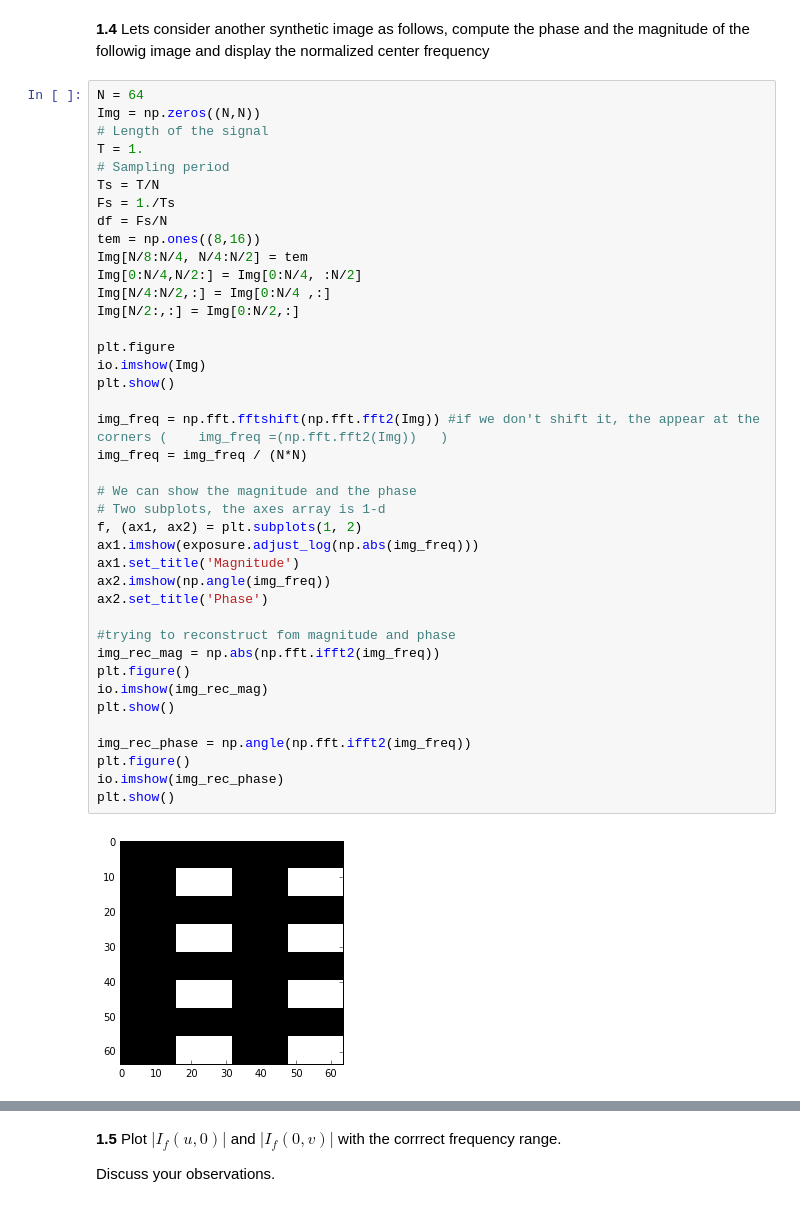
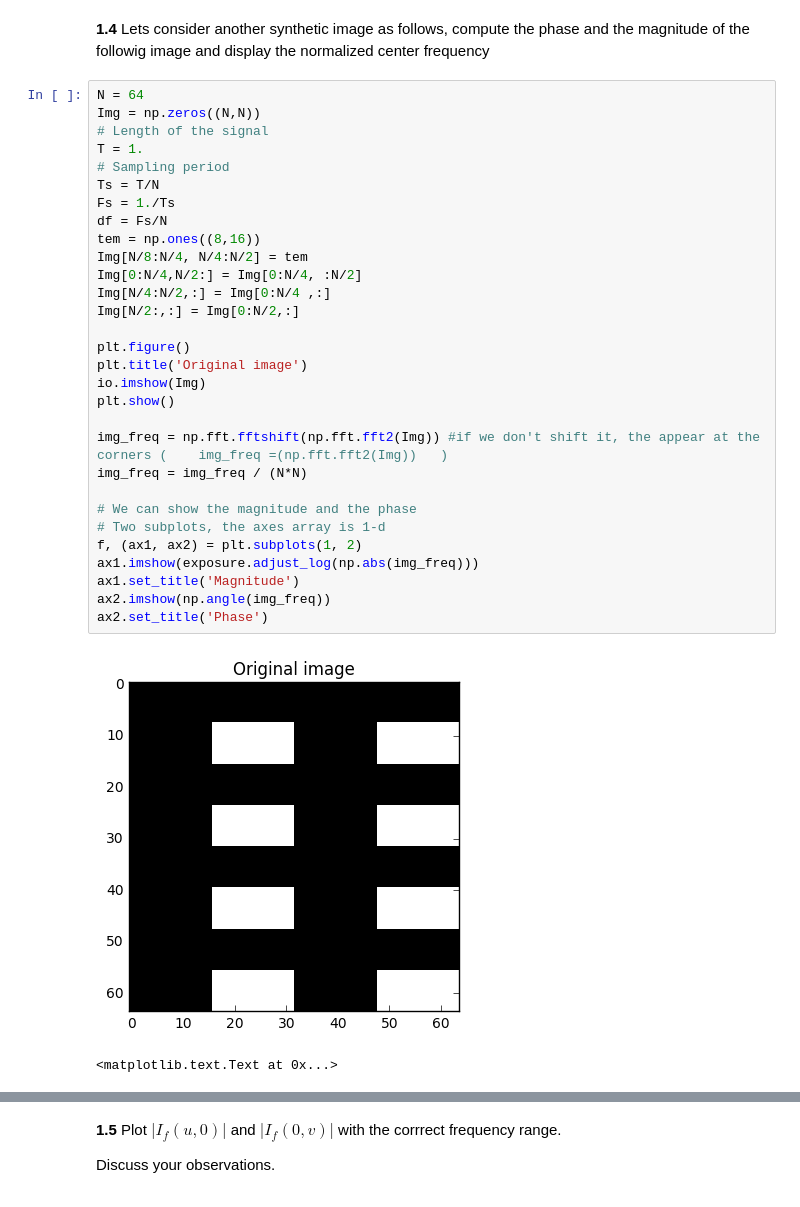
Before and after one commit to daniglezad/DSP-TP-1617, a Jupyter notebook: Lab5/python/Lab5.ipynb, the cells around one changed output, grey strips where cells are left out. Saved outputs shown, nothing was run; the diff lists cells and outputs as text.

```diff
--- a/Lab5/python/Lab5.ipynb
+++ b/Lab5/python/Lab5.ipynb
@@ -196,42 +209,33 @@ so the angle of rotation of our image is in fact the same angle in rotation in t
 # %%
 N = 64
 Img = np.zeros((N,N))
 # Length of the signal
 T = 1.
 # Sampling period
 Ts = T/N
 Fs = 1./Ts
 df = Fs/N
 tem = np.ones((8,16))
 Img[N/8:N/4, N/4:N/2] = tem
 Img[0:N/4,N/2:] = Img[0:N/4, :N/2]
 Img[N/4:N/2,:] = Img[0:N/4 ,:]
 Img[N/2:,:] = Img[0:N/2,:]
 
-plt.figure
+plt.figure()
+plt.title('Original image')
 io.imshow(Img)
 plt.show()
 
 img_freq = np.fft.fftshift(np.fft.fft2(Img)) #if we don't shift it, the appear at the corners (    img_freq =(np.fft.fft2(Img))   )
 img_freq = img_freq / (N*N)
 
 # We can show the magnitude and the phase
 # Two subplots, the axes array is 1-d
 f, (ax1, ax2) = plt.subplots(1, 2)
 ax1.imshow(exposure.adjust_log(np.abs(img_freq)))
 ax1.set_title('Magnitude')
 ax2.imshow(np.angle(img_freq))
 ax2.set_title('Phase')
-
-#trying to reconstruct fom magnitude and phase
-img_rec_mag = np.abs(np.fft.ifft2(img_freq))
-plt.figure()
-io.imshow(img_rec_mag)
-plt.show()
-
-img_rec_phase = np.angle(np.fft.ifft2(img_freq))
-plt.figure()
-io.imshow(img_rec_phase)
-plt.show()
 # %% [output]
-[figure, old version]
+[figure, new version]
+<matplotlib.text.Text at 0x...>
```
Also changed, not shown: parts of 15 cells of this notebook.
